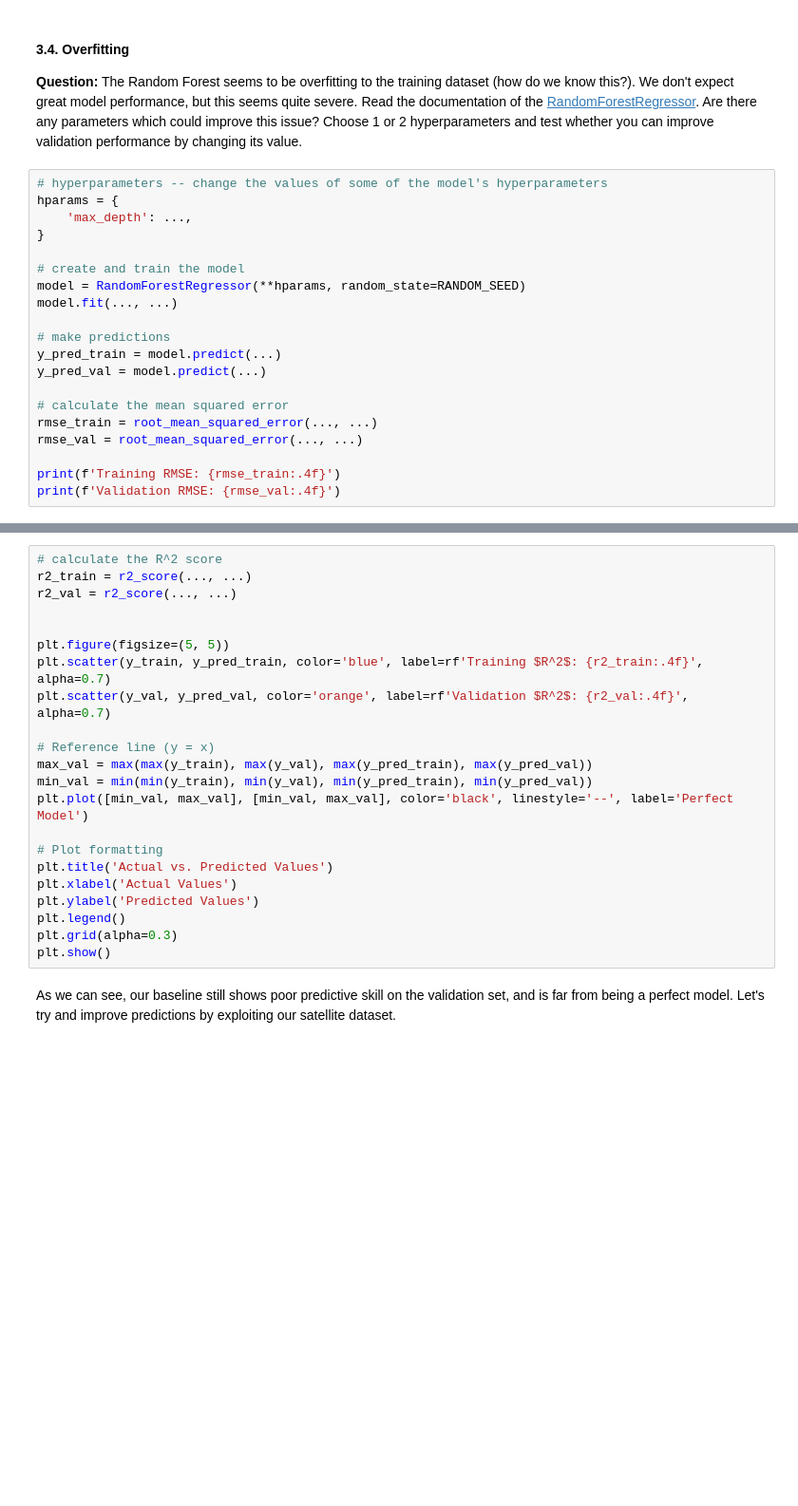
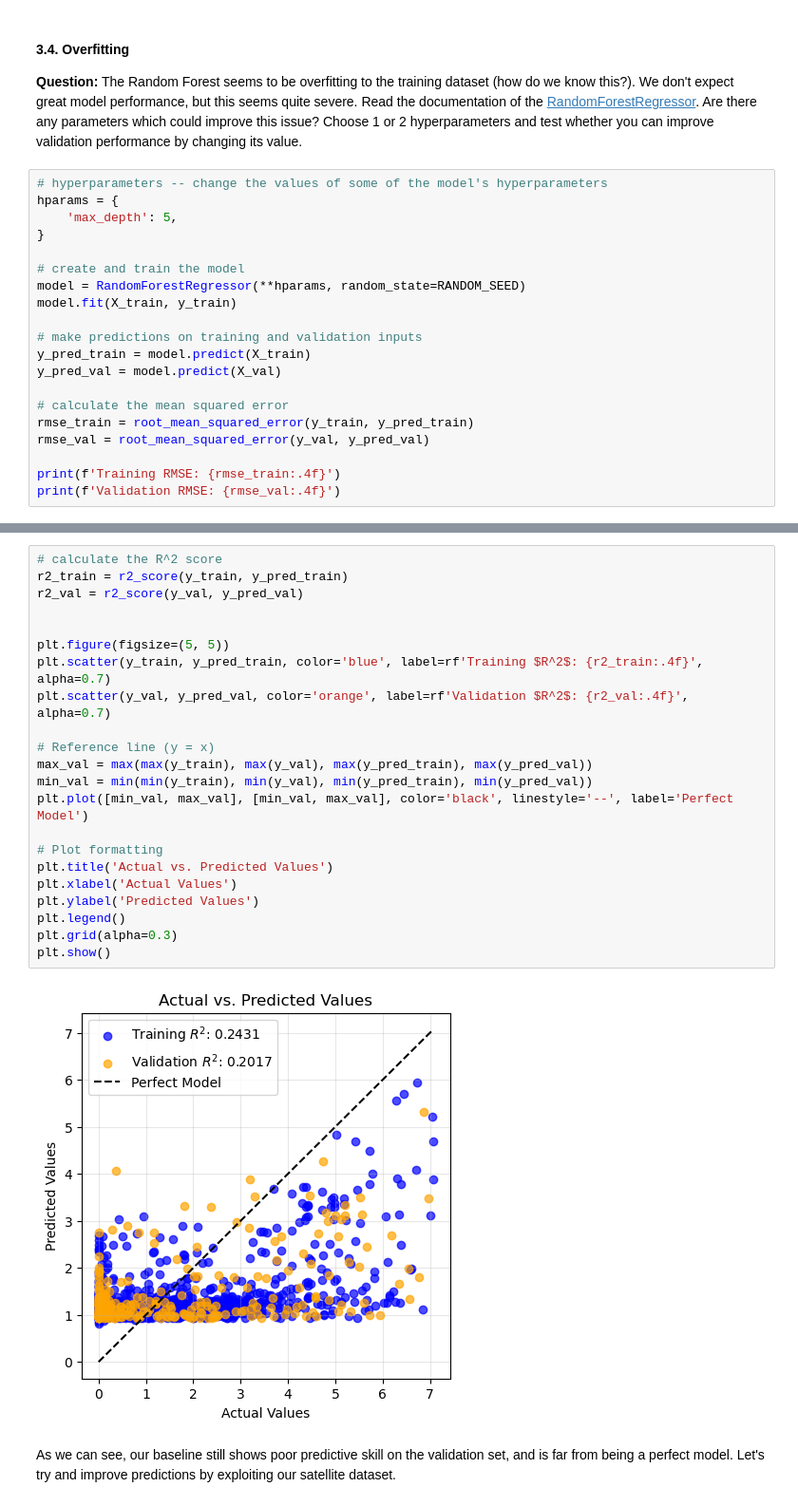
Before and after one commit to lillif/IECDT_EarthObservation, a Jupyter notebook: solutions/1-sunny-oxford.ipynb, the cells around one changed output, grey strips where cells are left out. Shown at 95% size. Drawn from its saved outputs; the diff is of its cells as text; blank space fills up the shorter version.

```diff
--- a/solutions/1-sunny-oxford.ipynb
+++ b/solutions/1-sunny-oxford.ipynb
@@ -504,20 +527,20 @@ plt.show()
 # %%
 # hyperparameters -- change the values of some of the model's hyperparameters
 hparams = {
-    'max_depth': ...,
+    'max_depth': 5,
 }
 
 # create and train the model
 model = RandomForestRegressor(**hparams, random_state=RANDOM_SEED)
-model.fit(..., ...)
+model.fit(X_train, y_train)
 
-# make predictions
-y_pred_train = model.predict(...)
-y_pred_val = model.predict(...)
+# make predictions on training and validation inputs
+y_pred_train = model.predict(X_train)
+y_pred_val = model.predict(X_val)
 
 # calculate the mean squared error
-rmse_train = root_mean_squared_error(..., ...)
-rmse_val = root_mean_squared_error(..., ...)
+rmse_train = root_mean_squared_error(y_train, y_pred_train)
+rmse_val = root_mean_squared_error(y_val, y_pred_val)
 
 print(f'Training RMSE: {rmse_train:.4f}')
 print(f'Validation RMSE: {rmse_val:.4f}')
@@ -524,25 +550,27 @@ print(f'Validation RMSE: {rmse_val:.4f}')
 # %%
 # calculate the R^2 score
-r2_train = r2_score(..., ...)
-r2_val = r2_score(..., ...)
+r2_train = r2_score(y_train, y_pred_train)
+r2_val = r2_score(y_val, y_pred_val)
 
 
 plt.figure(figsize=(5, 5))
 plt.scatter(y_train, y_pred_train, color='blue', label=rf'Training $R^2$: {r2_train:.4f}', alpha=0.7)
 plt.scatter(y_val, y_pred_val, color='orange', label=rf'Validation $R^2$: {r2_val:.4f}', alpha=0.7)
 
 # Reference line (y = x)
 max_val = max(max(y_train), max(y_val), max(y_pred_train), max(y_pred_val))
 min_val = min(min(y_train), min(y_val), min(y_pred_train), min(y_pred_val))
 plt.plot([min_val, max_val], [min_val, max_val], color='black', linestyle='--', label='Perfect Model')
 
 # Plot formatting
 plt.title('Actual vs. Predicted Values')
 plt.xlabel('Actual Values')
 plt.ylabel('Predicted Values')
 plt.legend()
 plt.grid(alpha=0.3)
 plt.show()
+# %% [output]
+[figure, added]
 # %% [markdown]
 As we can see, our baseline still shows poor predictive skill on the validation set, and is far from being a perfect model. Let's try and improve predictions by exploiting our satellite dataset.
 # %% [markdown]
```
Also changed, not shown: parts of 15 cells of this notebook.
